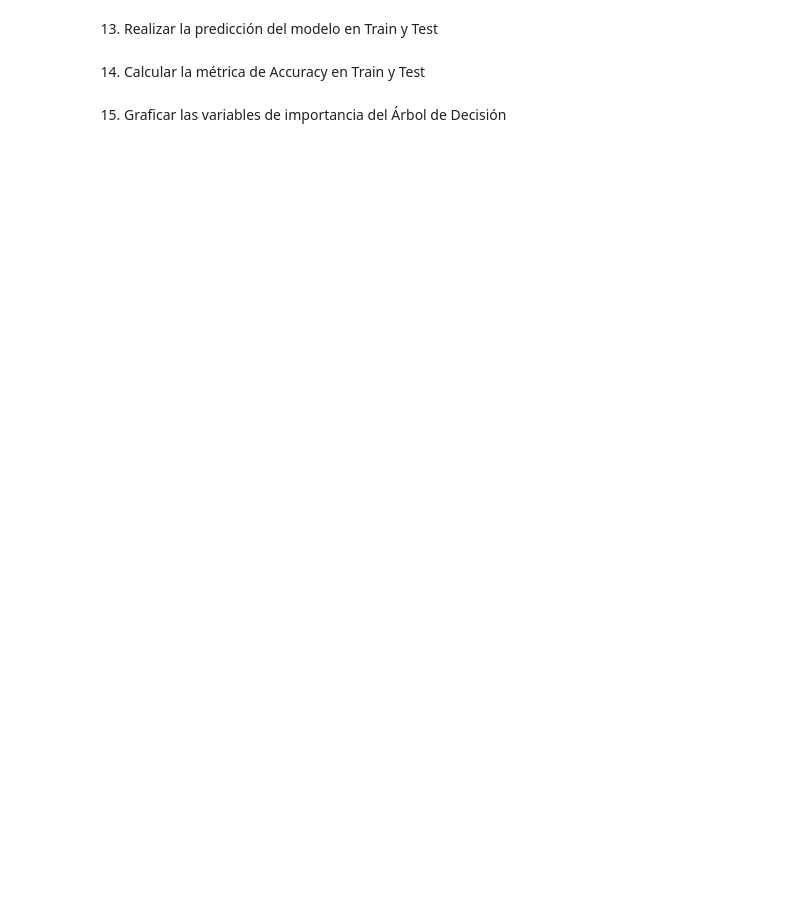
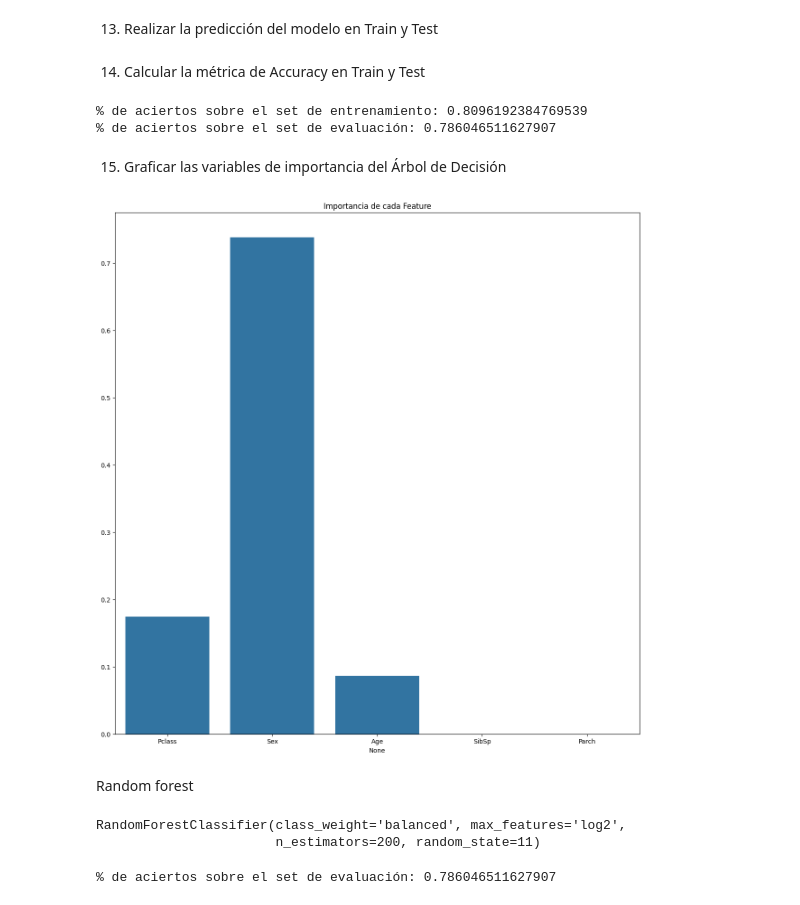
Before and after one commit to PaolaDaft/ML_Morelos_Notebooks2024, a Jupyter notebook: Clase5/Workshop/Workshop_ML_Clasificacion_(A_COMPLETAR).ipynb, the cells around one changed output. Drawn from its saved outputs; the diff is of its cells as text; code cells hidden in the pictures; blank space fills up the shorter version.

```diff
--- a/Clase5/Workshop/Workshop_ML_Clasificacion_(A_COMPLETAR).ipynb
+++ b/Clase5/Workshop/Workshop_ML_Clasificacion_(A_COMPLETAR).ipynb
@@ -55,2 +101,6 @@ data_tennis = pd.read_csv("/content/drive/MyDrive/Colab Notebooks/📊 Desarroll
+# %%
+#Seperamos en X e y
+X = data_tennis.drop("Survived", axis=1) #Elimino de mi dataset la variable a predecir
+y = data_tennis.Survived #Defino el Target
 # %% [markdown]
 10. Separar los datos en Train (70 %) y Test (30 %) con un random_state=42.
@@ -59,2 +107,8 @@ data_tennis = pd.read_csv("/content/drive/MyDrive/Colab Notebooks/📊 Desarroll
+# %%
+#Importamos la libreria para separar en train y test
+from sklearn.model_selection import train_test_split
+
+#Me quedo con 30% para test y 70% para train
+X_train, X_test, y_train, y_test = train_test_split(X, y, test_size=0.30, random_state=42)
 # %% [markdown]
 11.	Crear un objeto de Árbol de Decisión para un modelo de clasificación, con un Nivel de Profundidad = 2 y una Semilla para la reproducibilidad = 42
@@ -63,2 +115,5 @@ data_tennis = pd.read_csv("/content/drive/MyDrive/Colab Notebooks/📊 Desarroll
+# %%
+from sklearn.tree import DecisionTreeClassifier #Importamos el modelo
+tree = DecisionTreeClassifier(max_depth=2, random_state = 42) #Creamos el modelo
 # %% [markdown]
 12.	Entrenar el modelo creado
@@ -66,0 +120,2 @@ data_tennis = pd.read_csv("/content/drive/MyDrive/Colab Notebooks/📊 Desarroll
+# %%
+tree.fit(X_train,y_train)
@@ -75,2 +131,16 @@ data_tennis = pd.read_csv("/content/drive/MyDrive/Colab Notebooks/📊 Desarroll
+# %%
+from sklearn.metrics import accuracy_score
+
+#Calculo el accuracy en Train
+train_accuracy = accuracy_score(y_train, y_train_pred)
+
+#Calculo el accuracy en Test
+test_accuracy = accuracy_score(y_test, y_test_pred)
+
+print('% de aciertos sobre el set de entrenamiento:', train_accuracy)
+print('% de aciertos sobre el set de evaluación:',test_accuracy)
+# %% [output]
+% de aciertos sobre el set de entrenamiento: 0.8096192384769539
+% de aciertos sobre el set de evaluación: 0.786046511627907
 # %% [markdown]
 15. Graficar las variables de importancia del Árbol de Decisión
@@ -78,0 +147,26 @@ data_tennis = pd.read_csv("/content/drive/MyDrive/Colab Notebooks/📊 Desarroll
+# %%
+#Importancia de las variables
+
+import matplotlib.pyplot as plt
+import seaborn as sns
+
+plt.figure(figsize=(15,15))
+importances = tree.feature_importances_
+columns = X.columns
+sns.barplot(x=columns, y=importances)
+plt.title('Importancia de cada Feature')
+plt.show()
+# %% [output]
+[figure, added]
+# %% [markdown]
+Random forest
+# %%
+from sklearn.ensemble import RandomForestClassifier
+
+#Creamos un random forest!
+RF_model = RandomForestClassifier(random_state=11, n_estimators=200,
+                               class_weight="balanced", max_features="log2")
+RF_model.fit(X_train, y_train)
+# %% [output]
+RandomForestClassifier(class_weight='balanced', max_features='log2',
+                       n_estimators=200, random_state=11)
@@ -78,0 +175,7 @@ data_tennis = pd.read_csv("/content/drive/MyDrive/Colab Notebooks/📊 Desarroll
+# %%
+#Calculo el accuracy en Test
+RF_test_accuracy = accuracy_score(y_test, y_test_pred_RF)
+
+print('% de aciertos sobre el set de evaluación:',RF_test_accuracy)
+# %% [output]
+% de aciertos sobre el set de evaluación: 0.786046511627907
```
Also changed, not shown: parts of 25 cells of this notebook.
